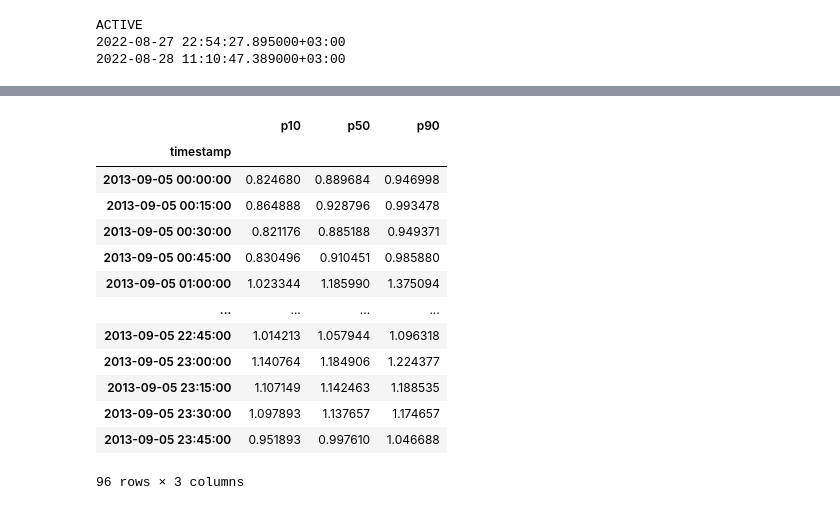
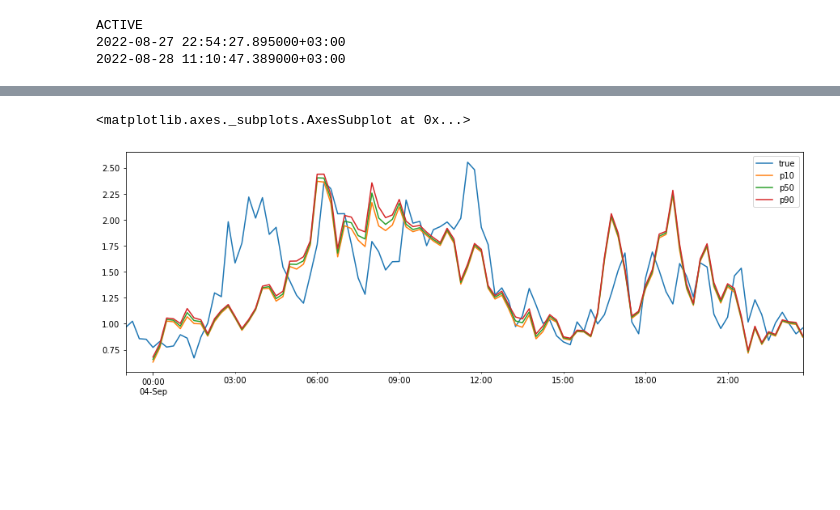
Before and after one commit to athalji/Timeseries_Forecasting_AWS, a Jupyter notebook: AWS_forecast.ipynb, the cells around one changed output, grey strips where cells are left out. Drawn from its saved outputs; the diff is of its cells as text; code cells hidden in the pictures; blank space fills up the shorter version.

```diff
--- a/AWS_forecast.ipynb
+++ b/AWS_forecast.ipynb
@@ -368,19 +319,6 @@ true_df=df_filter[['DL_user_tput']].copy()
 # %%
-#true_df
-forecast_df
-#full_df[-100:].plot(figsize=(15,5))
+
+full_df[-100:].plot(figsize=(15,5))
 # %% [output]
-|  | p10 | p50 | p90 |
-| timestamp |  |  |  |
-| 2013-09-05 00:00:00 | 0.824680 | 0.889684 | 0.946998 |
-| 2013-09-05 00:15:00 | 0.864888 | 0.928796 | 0.993478 |
-| 2013-09-05 00:30:00 | 0.821176 | 0.885188 | 0.949371 |
-| 2013-09-05 00:45:00 | 0.830496 | 0.910451 | 0.985880 |
-| 2013-09-05 01:00:00 | 1.023344 | 1.185990 | 1.375094 |
-| ... | ... | ... | ... |
-| 2013-09-05 22:45:00 | 1.014213 | 1.057944 | 1.096318 |
-| 2013-09-05 23:00:00 | 1.140764 | 1.184906 | 1.224377 |
-| 2013-09-05 23:15:00 | 1.107149 | 1.142463 | 1.188535 |
-| 2013-09-05 23:30:00 | 1.097893 | 1.137657 | 1.174657 |
-| 2013-09-05 23:45:00 | 0.951893 | 0.997610 | 1.046688 |
-96 rows × 3 columns
+<matplotlib.axes._subplots.AxesSubplot at 0x...>
+[figure, added]
```
Also changed, not shown: parts of 18 cells of this notebook.
